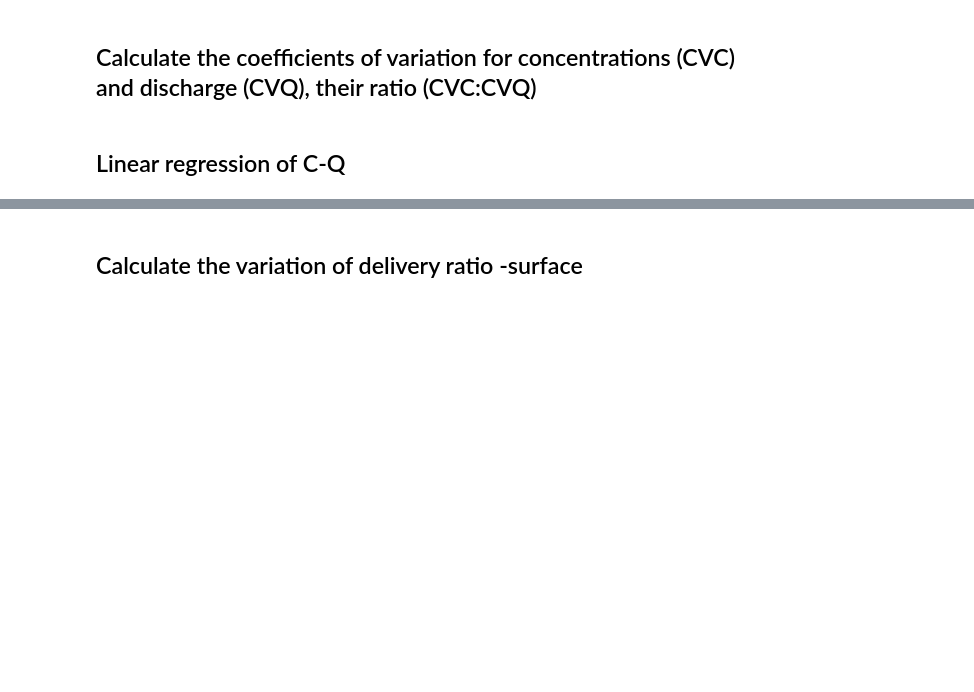
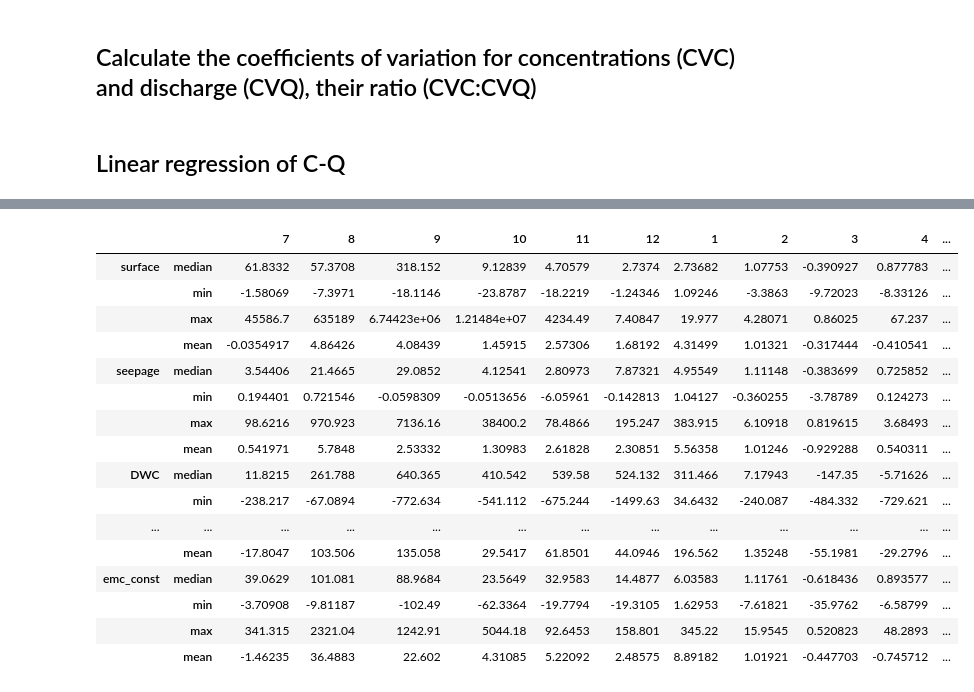
Before and after one commit to QianWanghhu/wqd_analyze, a Jupyter notebook: src/signatures_produce.ipynb, the cells around one changed output, grey strips where cells are left out. Drawn from its saved outputs; the diff is of its cells as text; code cells hidden in the pictures; blank space fills up the shorter version.

```diff
--- a/src/signatures_produce.ipynb
+++ b/src/signatures_produce.ipynb
@@ -325,0 +409,7 @@ day_load_flow.loc[:, cols[0]] = day_load_flow.loc[:, cols[0]]*1000
+# %%
+arrays = [['surface', 'surface', 'surface', 'surface', 'seepage', 'seepage', 'seepage', 'seepage', 'DWC', 'DWC', 'DWC', 'DWC',
+          'dwc_const', 'dwc_const', 'dwc_const', 'dwc_const', 'emc_const', 'emc_const', 'emc_const', 'emc_const'],
+          ['median', 'min', 'max', 'mean', 'median', 'min', 'max', 'mean', 'median', 'min', 'max', 'mean',
+           'median', 'min', 'max', 'mean', 'median', 'min', 'max', 'mean' ]]
+tuples = list(zip(*arrays))
+index = pd.MultiIndex.from_tuples(tuples)
@@ -381,0 +441,4 @@ coeff_regress
+# %%
+for col in df_month.columns:
+    df_month[col+'_ratio'] = (df_month['obs'] - df_month['mod_all'] + df_month[col]) / df_month[col]
+#     df_month['drs'] = (df_month['obs'] - df_month['mod_all'] + df_month[col]) / df_month[col]
@@ -384,2 +456,0 @@ coeff_regress.to_csv(outpath+'obs_cq_regress.csv')
-# %% [markdown]
-## Calculate the variation of delivery ratio -surface
@@ -391,14 +456,0 @@ mod_drs0.index = pd.to_datetime(mod_drs0.index, dayfirst=False)
-# %%
-df_month = pd.DataFrame(columns=['mod_drs0'])
-# calculate the monthly loads and flow
-for y in range(2009, 2019):
-    for m in range(1, 13):
-        start = pd.to_datetime(f'{y}/{m}/1')
-        if m == 12:
-            end = pd.to_datetime(f'{y+1}/1/1') - datetime.timedelta(days=1)
-        else:
-            end = pd.to_datetime(f'{y}/{m+1}/1') - datetime.timedelta(days=1)
-        df_month.loc[f'{y}/{m}', 'mod_drs0'] = load_flow_loc([start, end], mod_drs0, timestep ='d').sum(axis=0)[0]
-df_month = df_month[(df_month.loc[:, 'mod_drs0'] != 0)]
-df_month.index.name = 'Month'
-df_month.to_csv(outpath+'mod_month_drs0.csv')
@@ -411,11 +457,34 @@ df_concat.to_csv(outpath+'obs_mod_month.csv')
 # %%
-cols = ['ave', 'min', 'max', 'mean_load_first']
+cols = ['median', 'min', 'max', 'mean_load_first']
 x_list = [*np.arange(7, 13), *np.arange(1, 7)]
-drs_stats = pd.DataFrame(columns=cols, index=x_list)
+drs_stats = pd.DataFrame(columns=x_list, index=index)
 drs_stats.index.name = 'month'
-for i in range(12):
-    drs_stats.loc[x_list[i], cols[0:3]] = df_concat.drs[i::12].mean(), df_concat.drs[i::12].min(), df_concat.drs[i::12].max()
-    obs_mod = (df_concat['obs'][i::12].mean() - df_concat['mod_drs0'][i::12].mean())
-    mod_mod0 = (df_concat['mod'][i::12].mean() - df_concat['mod_drs0'][i::12].mean())
-    drs_stats.loc[x_list[i], cols[-1]] = obs_mod / mod_mod0 * 25
+col_ratio = df_month.columns[8:13]
+for col in col_ratio:
+    k = list(col_ratio).index(col)
+    for i in range(12):
+        drs_stats.loc[index[(4 * k) : (4 * k + 3)], x_list[i]] = df_month[col][i::12].median(), df_month[col][i::12].min(), df_month[col][i::12].max()
+        obs_mod = (df_month['obs'][i::12].mean() + df_month[df_month.columns[k+1]][i::12].mean() - df_month['mod_all'][i::12].mean())
+        mod_mod0 = df_month[df_month.columns[k+1]][i::12].mean()
+        drs_stats.loc[index[4 * k + 3], x_list[i]] = obs_mod / mod_mod0
 drs_stats.to_csv(outpath+'DeliveryRatioSurface.csv')
+# %%
+drs_stats
+# %% [output]
+|  |  | 7 | 8 | 9 | 10 | 11 | 12 | 1 | 2 | 3 | 4 | ... |
+| surface | median | 61.8332 | 57.3708 | 318.152 | 9.12839 | 4.70579 | 2.7374 | 2.73682 | 1.07753 | -0.390927 | 0.877783 | ... |
+|  | min | -1.58069 | -7.3971 | -18.1146 | -23.8787 | -18.2219 | -1.24346 | 1.09246 | -3.3863 | -9.72023 | -8.33126 | ... |
+|  | max | 45586.7 | 635189 | 6.74423e+06 | 1.21484e+07 | 4234.49 | 7.40847 | 19.977 | 4.28071 | 0.86025 | 67.237 | ... |
+|  | mean | -0.0354917 | 4.86426 | 4.08439 | 1.45915 | 2.57306 | 1.68192 | 4.31499 | 1.01321 | -0.317444 | -0.410541 | ... |
+| seepage | median | 3.54406 | 21.4665 | 29.0852 | 4.12541 | 2.80973 | 7.87321 | 4.95549 | 1.11148 | -0.383699 | 0.725852 | ... |
+|  | min | 0.194401 | 0.721546 | -0.0598309 | -0.0513656 | -6.05961 | -0.142813 | 1.04127 | -0.360255 | -3.78789 | 0.124273 | ... |
+|  | max | 98.6216 | 970.923 | 7136.16 | 38400.2 | 78.4866 | 195.247 | 383.915 | 6.10918 | 0.819615 | 3.68493 | ... |
+|  | mean | 0.541971 | 5.7848 | 2.53332 | 1.30983 | 2.61828 | 2.30851 | 5.56358 | 1.01246 | -0.929288 | 0.540311 | ... |
+| DWC | median | 11.8215 | 261.788 | 640.365 | 410.542 | 539.58 | 524.132 | 311.466 | 7.17943 | -147.35 | -5.71626 | ... |
+|  | min | -238.217 | -67.0894 | -772.634 | -541.112 | -675.244 | -1499.63 | 34.6432 | -240.087 | -484.332 | -729.621 | ... |
+| ... | ... | ... | ... | ... | ... | ... | ... | ... | ... | ... | ... | ... |
+|  | mean | -17.8047 | 103.506 | 135.058 | 29.5417 | 61.8501 | 44.0946 | 196.562 | 1.35248 | -55.1981 | -29.2796 | ... |
+| emc_const | median | 39.0629 | 101.081 | 88.9684 | 23.5649 | 32.9583 | 14.4877 | 6.03583 | 1.11761 | -0.618436 | 0.893577 | ... |
+|  | min | -3.70908 | -9.81187 | -102.49 | -62.3364 | -19.7794 | -19.3105 | 1.62953 | -7.61821 | -35.9762 | -6.58799 | ... |
+|  | max | 341.315 | 2321.04 | 1242.91 | 5044.18 | 92.6453 | 158.801 | 345.22 | 15.9545 | 0.520823 | 48.2893 | ... |
+|  | mean | -1.46235 | 36.4883 | 22.602 | 4.31085 | 5.22092 | 2.48575 | 8.89182 | 1.01921 | -0.447703 | -0.745712 | ... |
```
Also changed, not shown: parts of 16 cells of this notebook.
